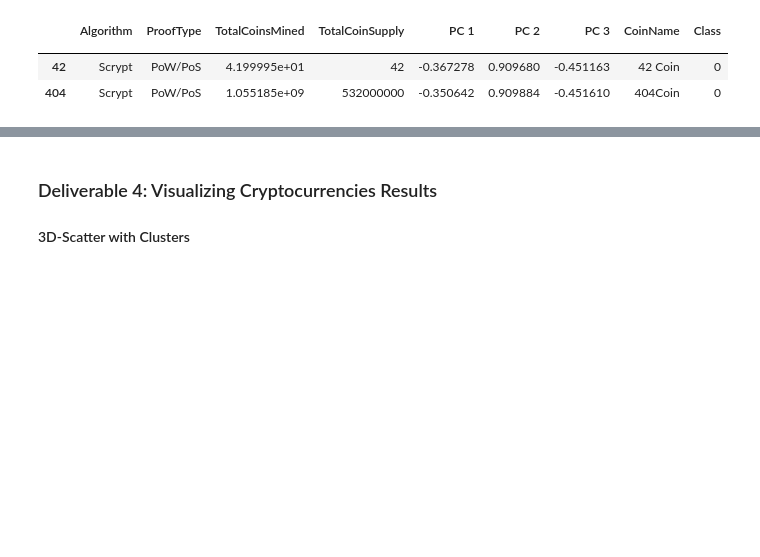
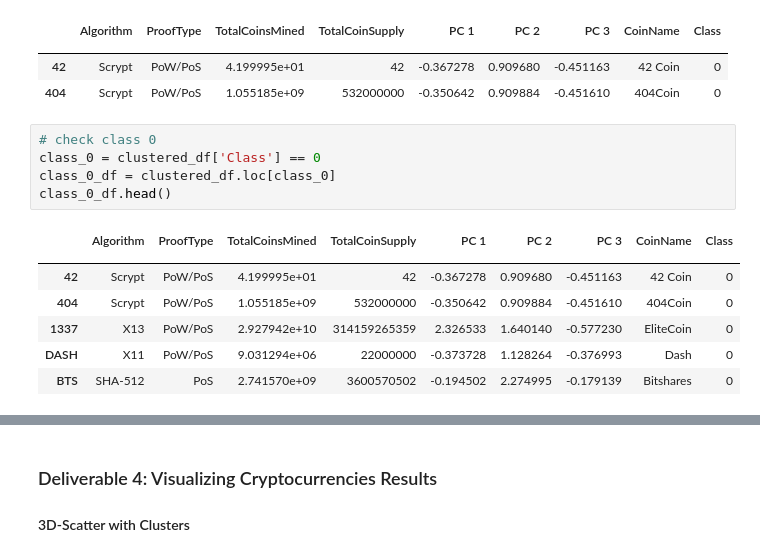
Before and after one commit to BiancaTaisePommerening/Cryptocurrencies, a Jupyter notebook: crypto_clustering.ipynb, the cells around one changed output, grey strips where cells are left out. Saved outputs shown, nothing was run; the diff lists cells and outputs as text; blank space fills up the shorter version.

Commit message:
adding dataframes for each class and a summary on the written analysis.

```diff
--- a/crypto_clustering.ipynb
+++ b/crypto_clustering.ipynb
@@ -377,3 +377,16 @@ clustered_df.head(2)
 |  |  |  |  |  |  |  |  |  |  |
 | 42 | Scrypt | PoW/PoS | 4.199995e+01 | 42 | -0.367278 | 0.909680 | -0.451163 | 42 Coin | 0 |
 | 404 | Scrypt | PoW/PoS | 1.055185e+09 | 532000000 | -0.350642 | 0.909884 | -0.451610 | 404Coin | 0 |
+# %%
+# check class 0
+class_0 = clustered_df['Class'] == 0
+class_0_df = clustered_df.loc[class_0]
+class_0_df.head()
+# %% [output]
+|  | Algorithm | ProofType | TotalCoinsMined | TotalCoinSupply | PC 1 | PC 2 | PC 3 | CoinName | Class |
+|  |  |  |  |  |  |  |  |  |  |
+| 42 | Scrypt | PoW/PoS | 4.199995e+01 | 42 | -0.367278 | 0.909680 | -0.451163 | 42 Coin | 0 |
+| 404 | Scrypt | PoW/PoS | 1.055185e+09 | 532000000 | -0.350642 | 0.909884 | -0.451610 | 404Coin | 0 |
+| 1337 | X13 | PoW/PoS | 2.927942e+10 | 314159265359 | 2.326533 | 1.640140 | -0.577230 | EliteCoin | 0 |
+| DASH | X11 | PoW/PoS | 9.031294e+06 | 22000000 | -0.373728 | 1.128264 | -0.376993 | Dash | 0 |
+| BTS | SHA-512 | PoS | 2.741570e+09 | 3600570502 | -0.194502 | 2.274995 | -0.179139 | Bitshares | 0 |
```
Also changed, not shown: parts of 3 cells of this notebook, 1 other file.
